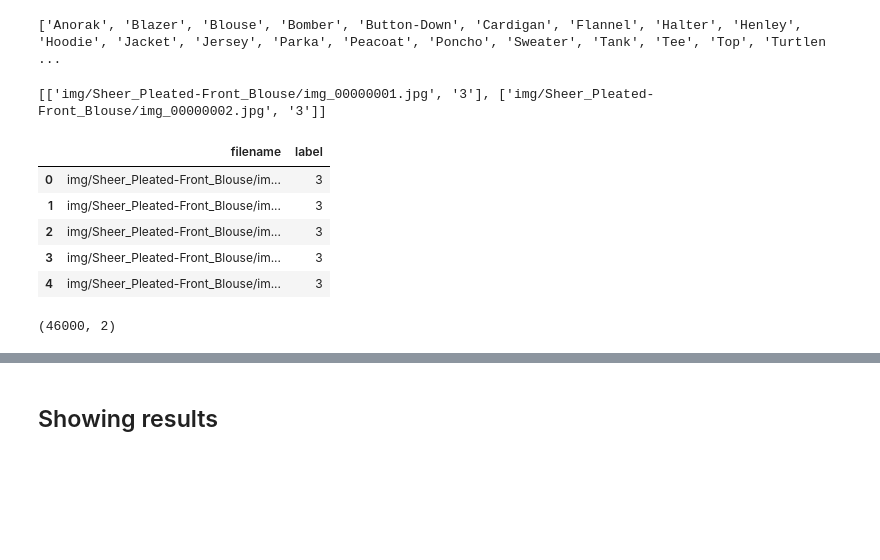
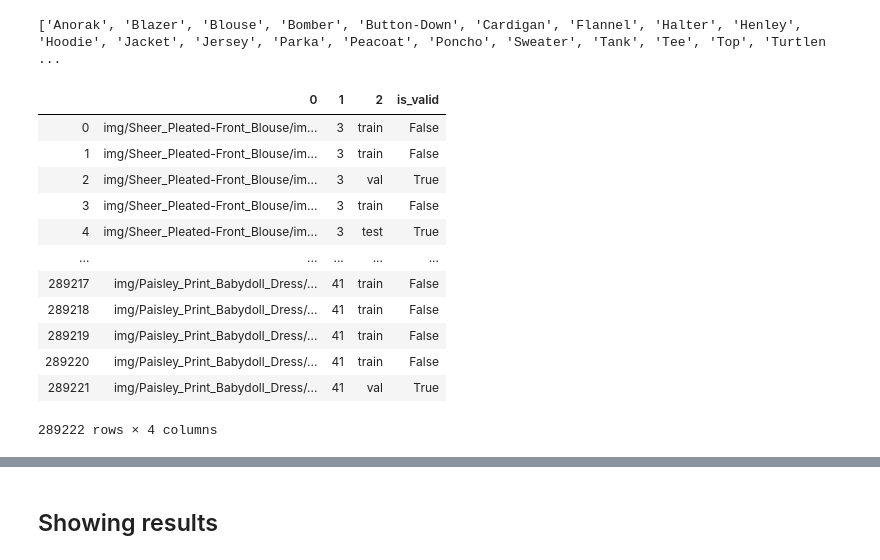
Before and after one commit to thaotrongtran/GRINN, a Jupyter notebook: DeepFashion_on_ImageNet.ipynb, the cells around one changed output, grey strips where cells are left out. Drawn from its saved outputs; the diff is of its cells as text; code cells hidden in the pictures; blank space fills up the shorter version.

Commit message:
Change dataloader for val label

```diff
--- a/DeepFashion_on_ImageNet.ipynb
+++ b/DeepFashion_on_ImageNet.ipynb
@@ -37,22 +35,32 @@ print(classes)
 # %%
 f=open(path/"Anno/list_category_img.txt", "r")
 labels_content =f.read().splitlines()
+
+f=open(path/"Eval/list_eval_partition.txt", "r")
+val_split =f.read().splitlines()
 # %%
 labels = []
 for i in range(2,len(labels_content)):
-    labels.append(labels_content[i].split())
-print(labels[0:2])
+    labels.append(np.append(labels_content[i].split(),val_split[i].split()[1]))
-# %% [output]
-[['img/Sheer_Pleated-Front_Blouse/img_00000001.jpg', '3'], ['img/Sheer_Pleated-Front_Blouse/img_00000002.jpg', '3']]
+# %%
+labels_df = pd.DataFrame(labels)
+labels_df['is_valid'] =  labels_df.apply(lambda row: False if row[2] == "train" else True, axis=1)
+# %%
+labels_df
+# %% [output]
+|  | 0 | 1 | 2 | is_valid |
+| 0 | img/Sheer_Pleated-Front_Blouse/im... | 3 | train | False |
+| 1 | img/Sheer_Pleated-Front_Blouse/im... | 3 | train | False |
+| 2 | img/Sheer_Pleated-Front_Blouse/im... | 3 | val | True |
+| 3 | img/Sheer_Pleated-Front_Blouse/im... | 3 | train | False |
+| 4 | img/Sheer_Pleated-Front_Blouse/im... | 3 | test | True |
+| ... | ... | ... | ... | ... |
+| 289217 | img/Paisley_Print_Babydoll_Dress/... | 41 | train | False |
+| 289218 | img/Paisley_Print_Babydoll_Dress/... | 41 | train | False |
+| 289219 | img/Paisley_Print_Babydoll_Dress/... | 41 | train | False |
+| 289220 | img/Paisley_Print_Babydoll_Dress/... | 41 | train | False |
+| 289221 | img/Paisley_Print_Babydoll_Dress/... | 41 | val | True |
+289222 rows × 4 columns
 # %%
-labels_df = pd.DataFrame(labels)
-labels_df.rename(columns = {0:'filename',1:'label'}, inplace = True)
-labels_df.head()
+labels_df.rename(columns = {0:'filename',1:'label', 2:'val_label'}, inplace = True)
-# %% [output]
-|  | filename | label |
-| 0 | img/Sheer_Pleated-Front_Blouse/im... | 3 |
-| 1 | img/Sheer_Pleated-Front_Blouse/im... | 3 |
-| 2 | img/Sheer_Pleated-Front_Blouse/im... | 3 |
-| 3 | img/Sheer_Pleated-Front_Blouse/im... | 3 |
-| 4 | img/Sheer_Pleated-Front_Blouse/im... | 3 |
 # %%
@@ -60,4 +67,0 @@ trained_labels = labels_df.groupby('label').apply(lambda x: x.sample(n=1000, rep
-# %%
-trained_labels.shape
-# %% [output]
-(46000, 2)
```
Also changed, not shown: parts of 16 cells of this notebook.
